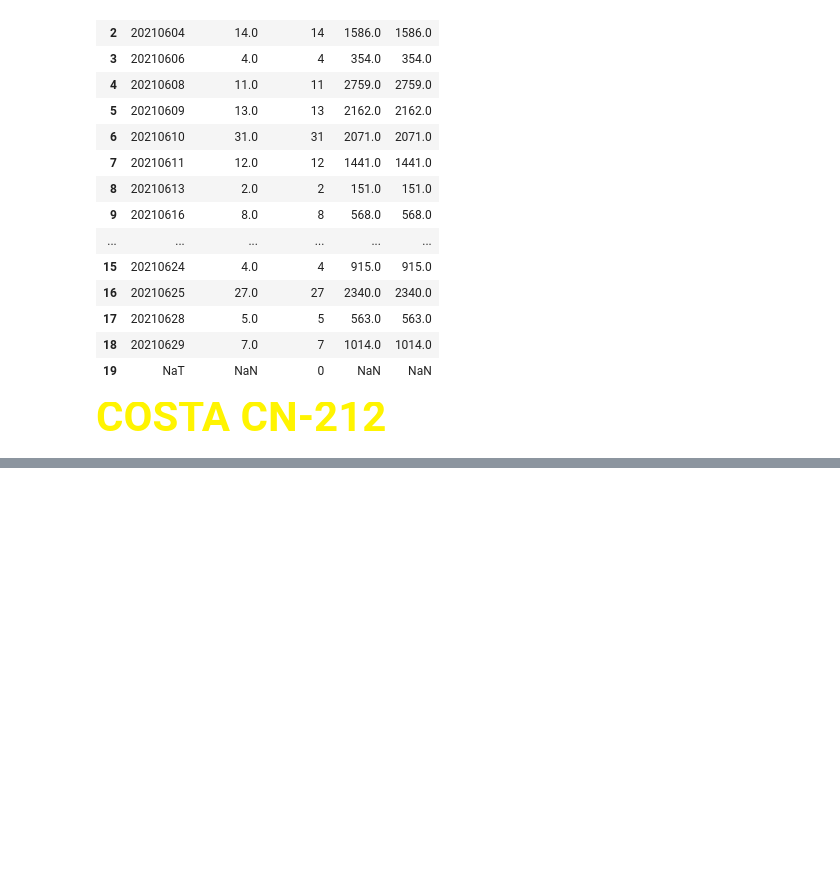
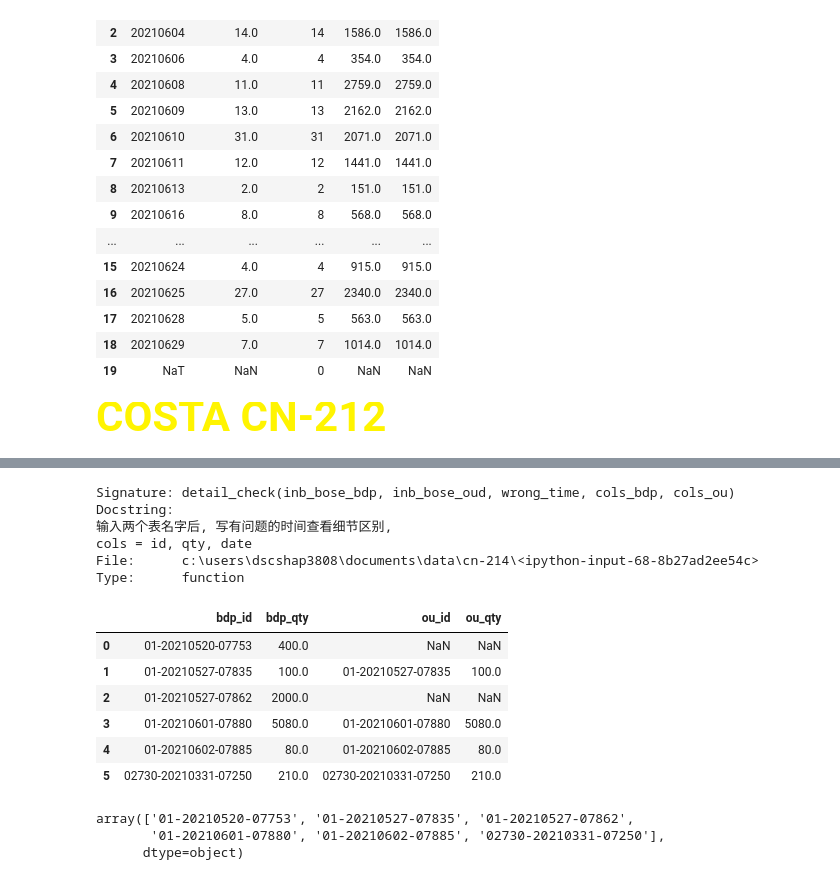
Before and after one commit to fyenne/CN-214, a Jupyter notebook: check_ou_bdp.ipynb, the cells around one changed output, grey strips where cells are left out. Saved outputs shown, nothing was run; the diff lists cells and outputs as text; code cells hidden in the pictures; blank space fills up the shorter version.

```diff
--- a/check_ou_bdp.ipynb
+++ b/check_ou_bdp.ipynb
@@ -368,7 +368,7 @@ def detail_check(inb_bose_bdp, inb_bose_oud, wrong_time, cols_bdp, cols_ou):
                 pd.DataFrame(inb_bose_oud[inb_bose_oud[cols_ou[2]] == wrong_time][
                     cols_ou
                     ].groupby(cols_ou[0])[cols_ou[1]].sum()).reset_index(),
-    left_on = cols_bdp[0], right_on = cols_ou[0], how = 'inner'
+    left_on = cols_bdp[0], right_on = cols_ou[0], how = 'outer'
 )
     df_detail.columns = ['bdp_id','bdp_qty','ou_id','ou_qty']
     df_detail2 = df_detail[df_detail['bdp_qty'] - df_detail['ou_qty'] != 0]
@@ -1423,0 +1497,30 @@ fer_outbound_bdp =  pd.read_csv('./CN-212_COSTA/fe_bdp_oub.csv')
+# %%
+?detail_check
+# %% [output]
+Signature: detail_check(inb_bose_bdp, inb_bose_oud, wrong_time, cols_bdp, cols_ou)
+Docstring:
+输入两个表名字后, 写有问题的时间查看细节区别,
+cols = id, qty, date
+File:      c:\users\dscshap3808\documents\data\cn-214\<ipython-input-68-8b27ad2ee54c>
+Type:      function
+# %%
+detail_check(
+     cos_inbound_bdp, cos_inbound_ou,
+     '20210602',
+    cols_bdp = ['asn_id', 'receive_qty', 'closed_date'],
+    cols_ou = ['ASN','Stock QTY', 'Actual receiving Date']
+)[0]
+# %% [output]
+|  | bdp_id | bdp_qty | ou_id | ou_qty |
+| 0 | 01-20210520-07753 | 400.0 | NaN | NaN |
+| 1 | 01-20210527-07835 | 100.0 | 01-20210527-07835 | 100.0 |
+| 2 | 01-20210527-07862 | 2000.0 | NaN | NaN |
+| 3 | 01-20210601-07880 | 5080.0 | 01-20210601-07880 | 5080.0 |
+| 4 | 01-20210602-07885 | 80.0 | 01-20210602-07885 | 80.0 |
+| 5 | 02730-20210331-07250 | 210.0 | 02730-20210331-07250 | 210.0 |
+# %%
+cos_inbound_bdp[cos_inbound_bdp['closed_date'] == '20210602']['asn_id'].unique()
+# %% [output]
+array(['01-20210520-07753', '01-20210527-07835', '01-20210527-07862',
+       '01-20210601-07880', '01-20210602-07885', '02730-20210331-07250'],
+      dtype=object)
```
Also changed, not shown: parts of 8 cells of this notebook.
